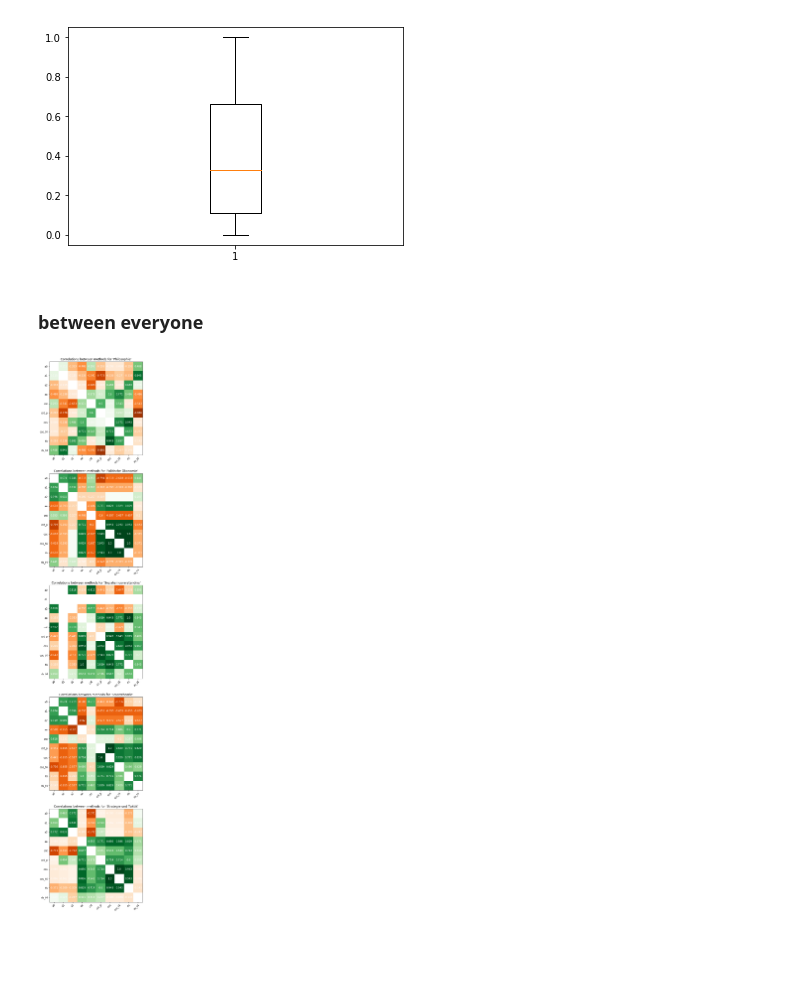
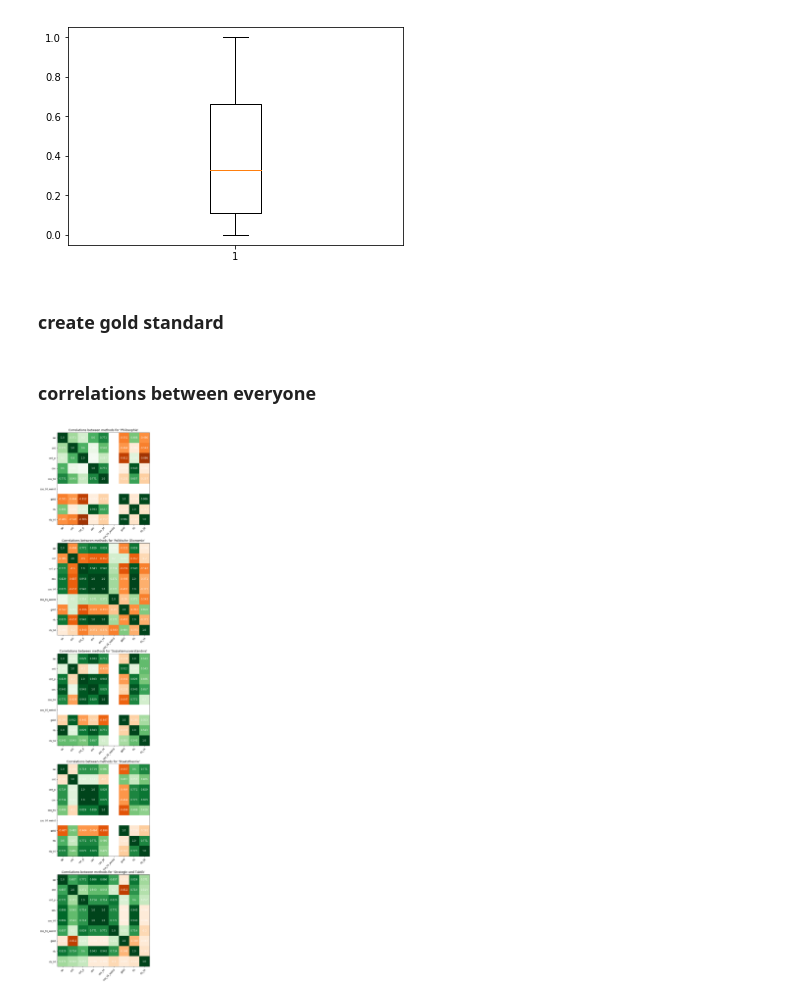
Before and after one commit to heinp/germarxcor, a Jupyter notebook: code/theory_embeddings.ipynb, the cells around one changed output. Drawn from its saved outputs; the diff is of its cells as text; code cells hidden in the pictures; blank space fills up the shorter version.

```diff
--- a/code/theory_embeddings.ipynb
+++ b/code/theory_embeddings.ipynb
@@ -645,6 +778,7 @@ for file in glob.glob("similarities_*.json"):
 data.sort(key=lambda x: x[0])
 # %%
 important = ["marx_engels", "stalin", "trotzki", "kautsky"]
+skip_anno = ["a0", "a1", "a2", "gold", "cos_t4_weird"]
 
 correlations = {}
 names = []
@@ -653,6 +787,8 @@ ps = []
 for cat in term_cats:
     rows = []
     for name1, data1 in data:
+        if name1 in skip_anno:
+            continue
         names.append(name1)
         values1 = []
         for a1, a2 in combinations(important, 2):
@@ -663,18 +799,18 @@ for cat in term_cats:
 
         row = []
         for name2, data2 in data:
-            if name1 != name2:
-                values2 = []
-                for a1, a2 in combinations(important, 2):
-                    try:
-                        values2.append(data2[cat][a1][a2])
-                    except KeyError:
-                        values2.append(data2[cat][a2][a1])
-                rho = spearmanr(values1, values2)
-                row.append(rho.correlation)
-                ps.append(rho.pvalue)
-            else:
-                row.append(math.nan)
+            if name2 in skip_anno:
+                continue
+            values2 = []
+            for a1, a2 in combinations(important, 2):
+                try:
+                    values2.append(data2[cat][a1][a2])
+                except KeyError:
+                    values2.append(data2[cat][a2][a1])
+            rho = spearmanr(values1, values2)
+            row.append(rho.correlation)
+            ps.append(rho.pvalue)
+
         rows.append(row)
     correlations[cat] = rows
 # %% [markdown]
@@ -720,8 +856,26 @@ type(plt.boxplot(ps))
 # %% [output]
 dict
 [figure]
+# %% [markdown]
+### create gold standard
+# %%
+important = ["marx_engels", "stalin", "trotzki", "kautsky"]
+
+gold = defaultdict(lambda: defaultdict(lambda: defaultdict(float)))
+for cat in term_cats:
+    for a1, a2 in combinations(important, 2):
+        values = []
+        for anno in annos_struct:
+            try:
+                values.append(anno[cat][a1][a2])
+            except KeyError:
+                values.append(anno[cat][a2][a1])
+        gold[cat][a1][a2] = sum(values)/len(values)
+
+with open("similarities_gold.json", "w") as json_file:
+    json.dump(gold, json_file)
 # %% [markdown]
-### between everyone
+### correlations between everyone
 # %%
 # new colormap for correlation values
 from matplotlib import cm
@@ -737,33 +891,33 @@ newcmp = ListedColormap(newcolors, name="GreenOrange")
 from matplotlib.colors import Normalize
 
 fig, axes = plt.subplots(len(term_cats), figsize=(10, 40))
-methods = [d[0] for d in data]
+methods = [d[0] for d in data if d[0] not in skip_anno]
 
 for cat, ax in zip(term_cats, axes):
 
     #ax.imshow([[abs(c) for c in row] for row in correlations[cat]])
     ax.imshow(correlations[cat], cmap=newcmp, norm=Normalize(vmin=-1., vmax=1.))
     #ax.imshow(correlations[cat], cmap=cm.get_cmap("brg"), norm=Normalize(vmin=-1., vmax=1.))
 
     # We want to show all ticks...
     ax.set_xticks(np.arange(len(methods)))
     ax.set_yticks(np.arange(len(methods)))
     # ... and label them with the respective list entries
     ax.set_xticklabels(methods)
     ax.set_yticklabels(methods)
 
     # Rotate the tick labels and set their alignment.
     plt.setp(ax.get_xticklabels(), rotation=45, ha="right",rotation_mode="anchor")
 
     # Loop over data dimensions and create text annotations.
     for i in range(len(correlations[cat])):
         for j in range(len(correlations[cat])):
             ax.text(j, i, round(correlations[cat][i][j], 3),
                            ha="center", va="center", color="w")
 
     ax.set_title(f"Correlations between methods for '{cat}'")
 
 plt.savefig("figures/correlations.pdf")
 plt.show()
 # %% [output]
-[figure, old version]
+[figure, new version]
```
Also changed, not shown: parts of 22 cells of this notebook, 12 other files.
